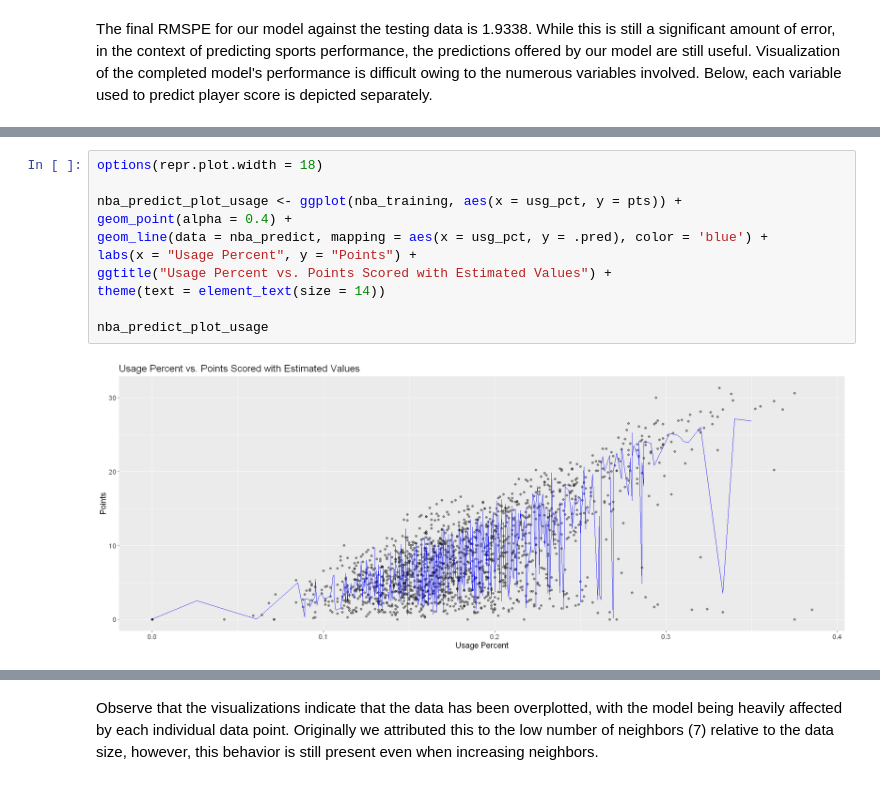
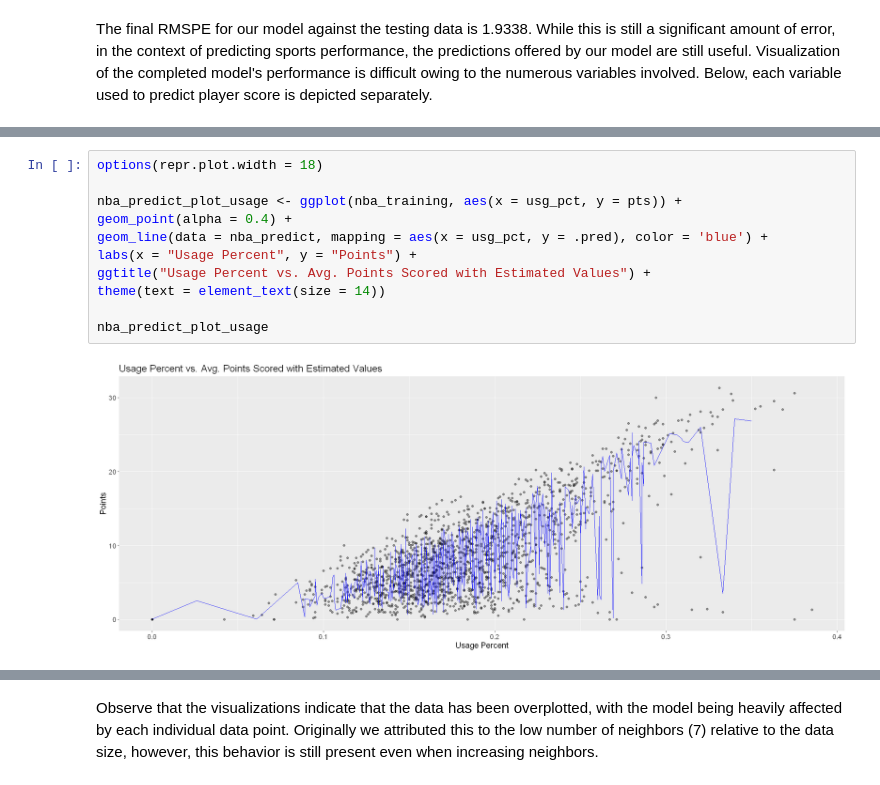
Before and after one commit to mdean808/dsci-100-group-project, a Jupyter notebook: project.ipynb, the cells around one changed output, grey strips where cells are left out. Saved outputs shown, nothing was run; the diff lists cells and outputs as text.

```diff
--- a/project.ipynb
+++ b/project.ipynb
@@ -372,16 +372,16 @@ nba_predict_plot_assist
 # %%
 options(repr.plot.width = 18)
 
 nba_predict_plot_usage <- ggplot(nba_training, aes(x = usg_pct, y = pts)) +
 geom_point(alpha = 0.4) +
 geom_line(data = nba_predict, mapping = aes(x = usg_pct, y = .pred), color = 'blue') +
 labs(x = "Usage Percent", y = "Points") +
-ggtitle("Usage Percent vs. Points Scored with Estimated Values") +
+ggtitle("Usage Percent vs. Avg. Points Scored with Estimated Values") +
 theme(text = element_text(size = 14))
 
 nba_predict_plot_usage
 # %% [output]
-[figure, old version]
+[figure, new version]
 # %%
 options(repr.plot.width = 14)
 
```
Also changed, not shown: parts of 5 cells of this notebook.
